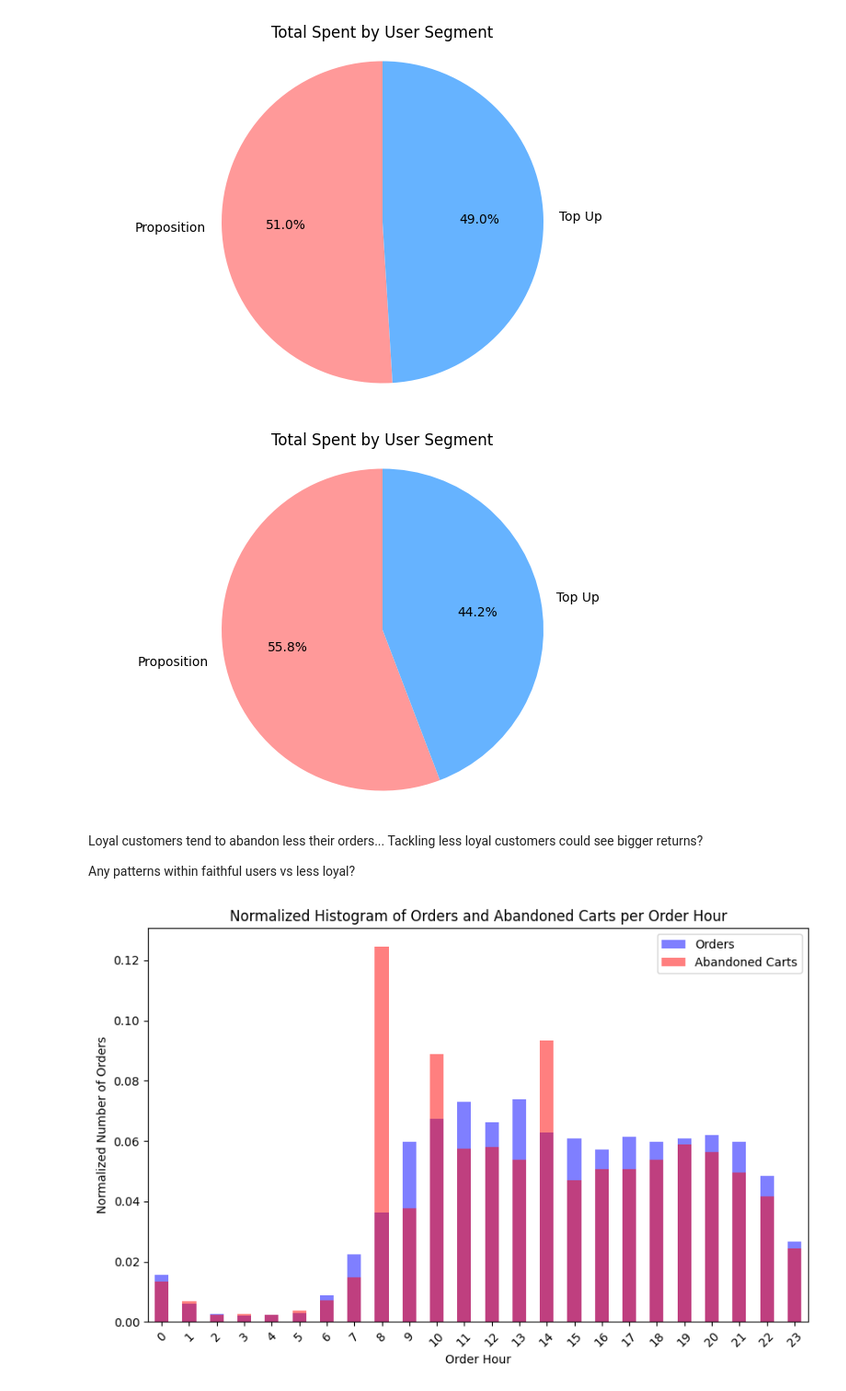
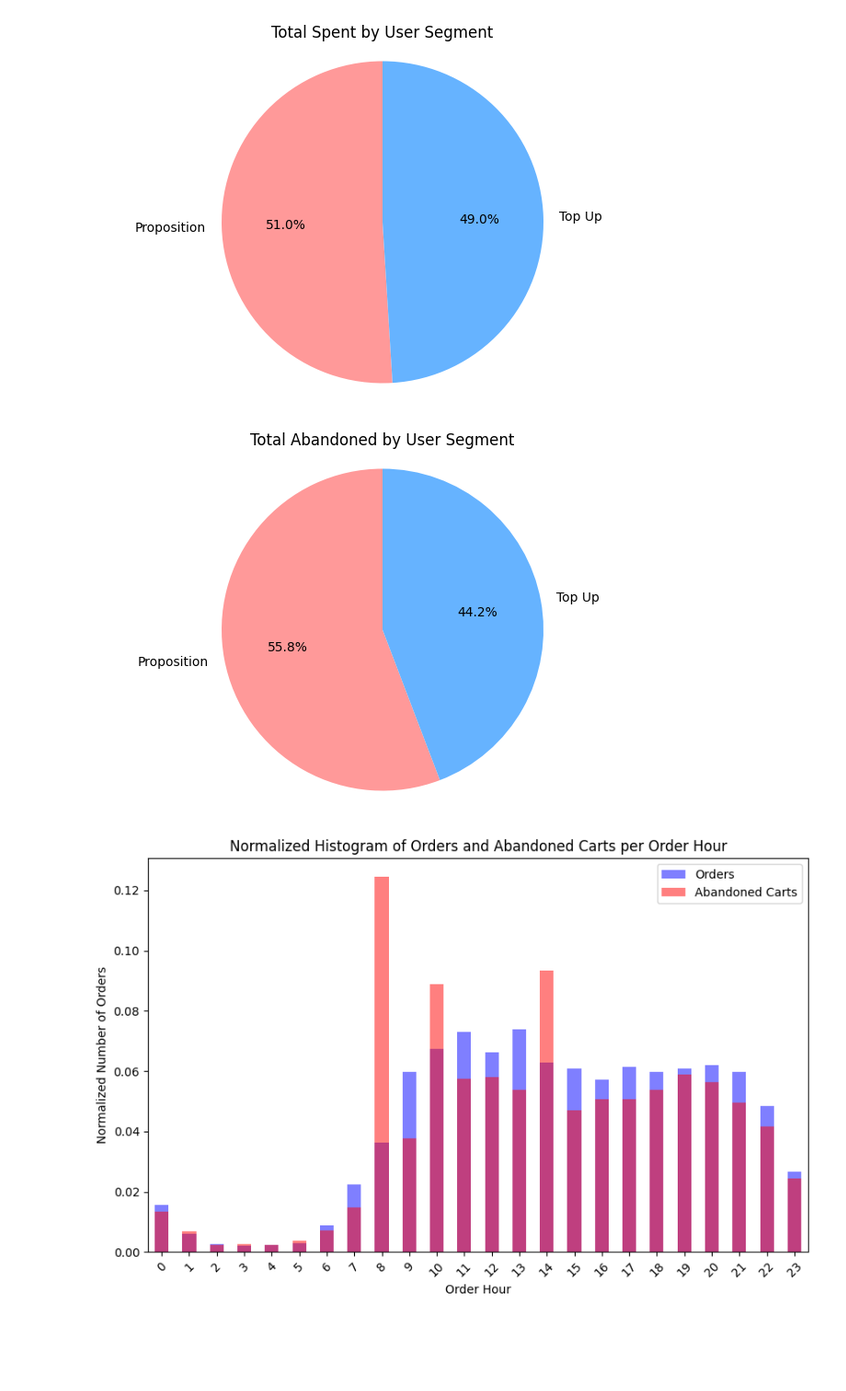
Before and after one commit to imMoya/zrive-ds, a Jupyter notebook: src/module_2/eda.ipynb, the cells around one changed output. Shown: that part at 92% size. Cells and saved outputs as stored; diff of their text form; code cells hidden in the pictures; blank space fills up the shorter version.

```diff
--- a/src/module_2/eda.ipynb
+++ b/src/module_2/eda.ipynb
@@ -241,18 +244,14 @@ plt.show()
 # %%
 summary = user_summary.groupby('user_segment')['total_abandoned'].sum().reset_index()
 summary.columns = ['User Segment', 'Total Spent']
 
 fig, ax = plt.subplots(figsize=(8, 5))
 ax.pie(summary['Total Spent'], labels=summary['User Segment'], autopct='%1.1f%%', startangle=90, colors=['#ff9999','#66b3ff'])
-ax.axis('equal')  # Equal aspect ratio ensures that pie is drawn as a circle.
-plt.title('Total Spent by User Segment')
+ax.axis('equal')
+plt.title('Total Abandoned by User Segment')
 plt.show()
 # %% [output]
-[figure, old version]
+[figure, new version]
-# %% [markdown]
-Loyal customers tend to abandon less their orders... Tackling less loyal customers could see bigger returns?
-
-Any patterns within faithful users vs less loyal?
 # %%
 orders = extract_hour(orders, 'created_at', 'order_hour')
 abandoned_carts = extract_hour(abandoned_carts, 'created_at', 'order_hour')
```
Also changed, not shown: parts of 22 cells of this notebook, 2 other files.
